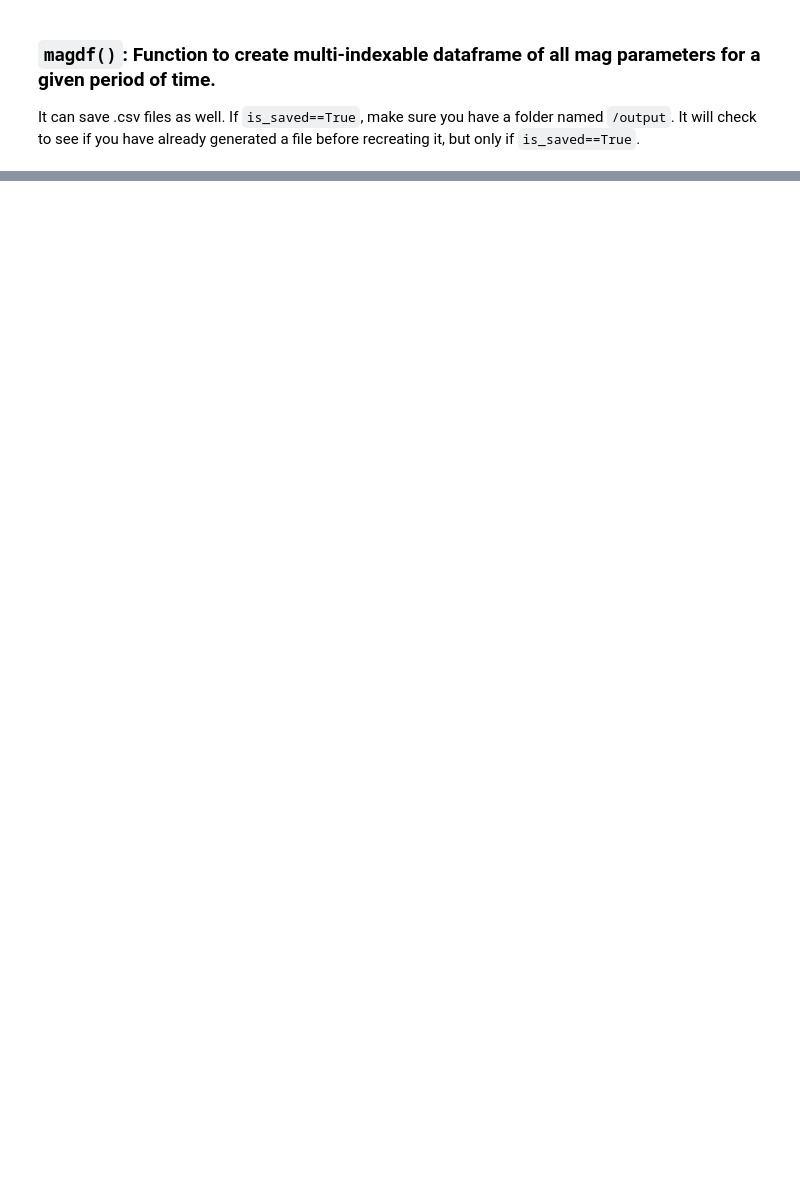
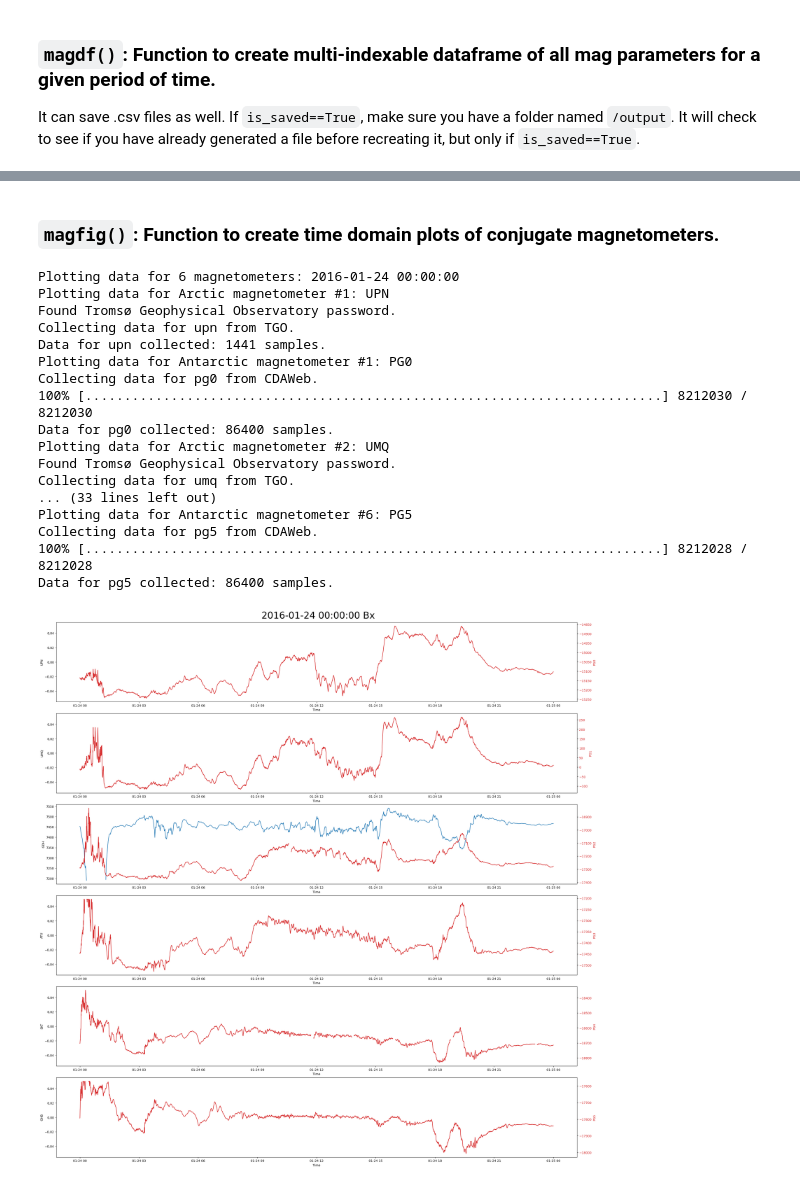
Before and after one commit to KCollins/magplots, a Jupyter notebook: Examples.ipynb, the cells around one changed output, grey strips where cells are left out. Cells and saved outputs as stored; diff of their text form; code cells hidden in the pictures; blank space fills up the shorter version.

Commit message:
Added `magfig()` function.

```diff
--- a/Examples.ipynb
+++ b/Examples.ipynb
@@ -119,0 +103,23 @@ Looks like output/2016-01-24 00:00:00_.csv has already been generated. Pulling d
+# %% [markdown]
+###  `magfig()`: Function to create time domain plots of conjugate magnetometers.
+# %%
+magfig(is_verbose = True)
+# %% [output]
+Plotting data for 6 magnetometers: 2016-01-24 00:00:00
+Plotting data for Arctic magnetometer #1: UPN
+Found Tromsø Geophysical Observatory password.
+Collecting data for upn from TGO.
+Data for upn collected: 1441 samples.
+Plotting data for Antarctic magnetometer #1: PG0
+Collecting data for pg0 from CDAWeb.
+100% [..........................................................................] 8212030 / 8212030
+Data for pg0 collected: 86400 samples.
+Plotting data for Arctic magnetometer #2: UMQ
+Found Tromsø Geophysical Observatory password.
+Collecting data for umq from TGO.
+... (33 lines left out)
+Plotting data for Antarctic magnetometer #6: PG5
+Collecting data for pg5 from CDAWeb.
+100% [..........................................................................] 8212028 / 8212028
+Data for pg5 collected: 86400 samples.
+[figure, added]
```
Also changed, not shown: parts of 3 cells of this notebook, 1 other file.
